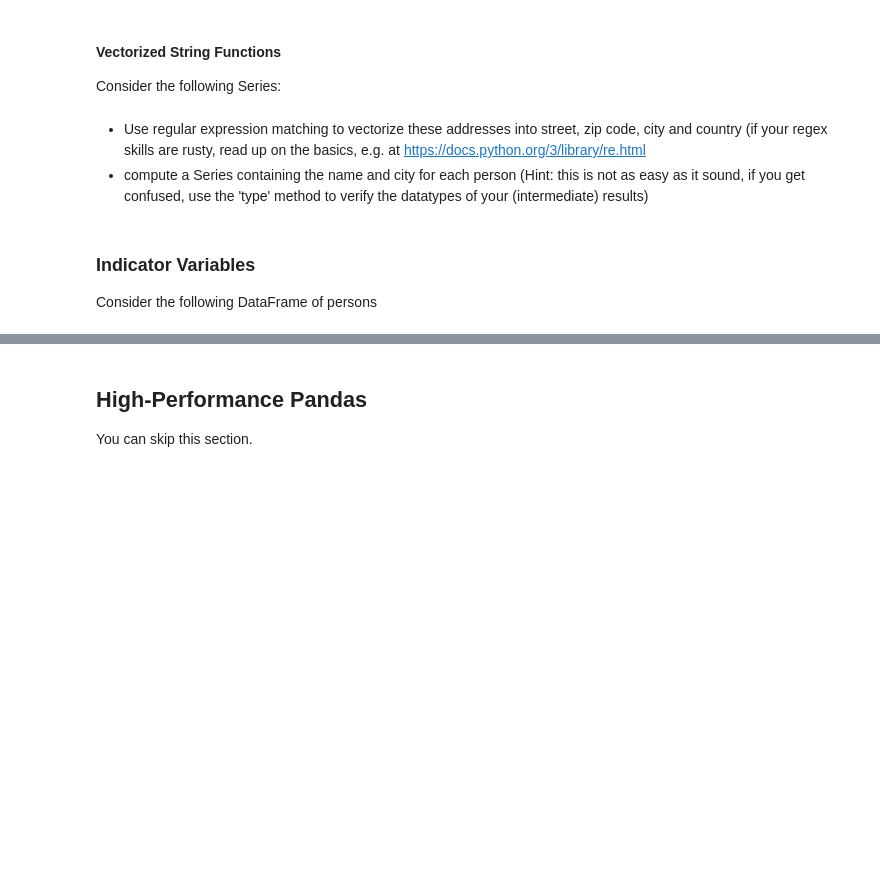
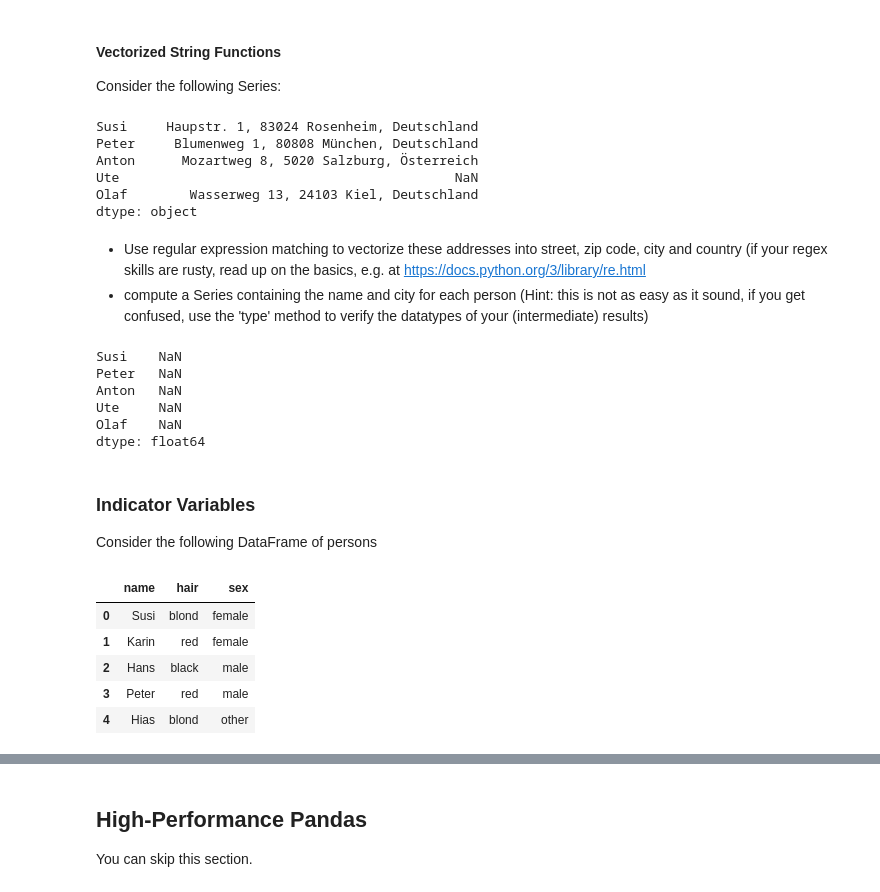
Before and after one commit to IchChefDuNixx/2023SS, a Jupyter notebook: DS/data_aai_sose23/lecture05_outliers/h05a-assignment-Pandas_Part_2.ipynb, the cells around one changed output, grey strips where cells are left out. Drawn from its saved outputs; the diff is of its cells as text; code cells hidden in the pictures; blank space fills up the shorter version.

```diff
--- a/DS/data_aai_sose23/lecture05_outliers/h05a-assignment-Pandas_Part_2.ipynb
+++ b/DS/data_aai_sose23/lecture05_outliers/h05a-assignment-Pandas_Part_2.ipynb
@@ -286,6 +342,14 @@ Consider the following Series:
 # %%
 addresses = Series({'Susi': 'Haupstr. 1, 83024 Rosenheim, Deutschland', 'Peter': 'Blumenweg 1, 80808 München, Deutschland',
             'Anton': 'Mozartweg 8, 5020 Salzburg, Österreich', 'Ute': np.nan, 'Olaf': 'Wasserweg 13, 24103 Kiel, Deutschland'})
+addresses
+# %% [output]
+Susi     Haupstr. 1, 83024 Rosenheim, Deutschland
+Peter     Blumenweg 1, 80808 München, Deutschland
+Anton      Mozartweg 8, 5020 Salzburg, Österreich
+Ute                                           NaN
+Olaf        Wasserweg 13, 24103 Kiel, Deutschland
+dtype: object
 # %% [markdown]
 - Use regular expression matching to vectorize these addresses into street, zip code, city and country (if your regex skills are rusty, read up on the basics, e.g. at https://docs.python.org/3/library/re.html
 - compute a Series containing the name and city for each person (Hint: this is not as easy as it sound, if you get confused, use the 'type' method to verify the datatypes of your (intermediate) results)
@@ -294,3 +356,13 @@ addresses = Series({'Susi': 'Haupstr. 1, 83024 Rosenheim, Deutschland', 'Peter':
+# %%
+## Solutions
+addresses.str.split(", ").str.lower()
+# %% [output]
+Susi    NaN
+Peter   NaN
+Anton   NaN
+Ute     NaN
+Olaf    NaN
+dtype: float64
 # %% [markdown]
 ### Indicator Variables
 
@@ -298,5 +370,13 @@ Consider the following DataFrame of persons
 # %%
 person = DataFrame({'name': ['Susi', 'Karin', 'Hans', 'Peter', 'Hias'],
                     'hair': ['blond', 'red', 'black', 'red', 'blond'],
                     'sex': ['female', 'female', 'male', 'male', 'other']})
+person
+# %% [output]
+|  | name | hair | sex |
+| 0 | Susi | blond | female |
+| 1 | Karin | red | female |
+| 2 | Hans | black | male |
+| 3 | Peter | red | male |
+| 4 | Hias | blond | other |
 # %% [markdown]
```
Also changed, not shown: parts of 17 cells of this notebook, 4 other files.
